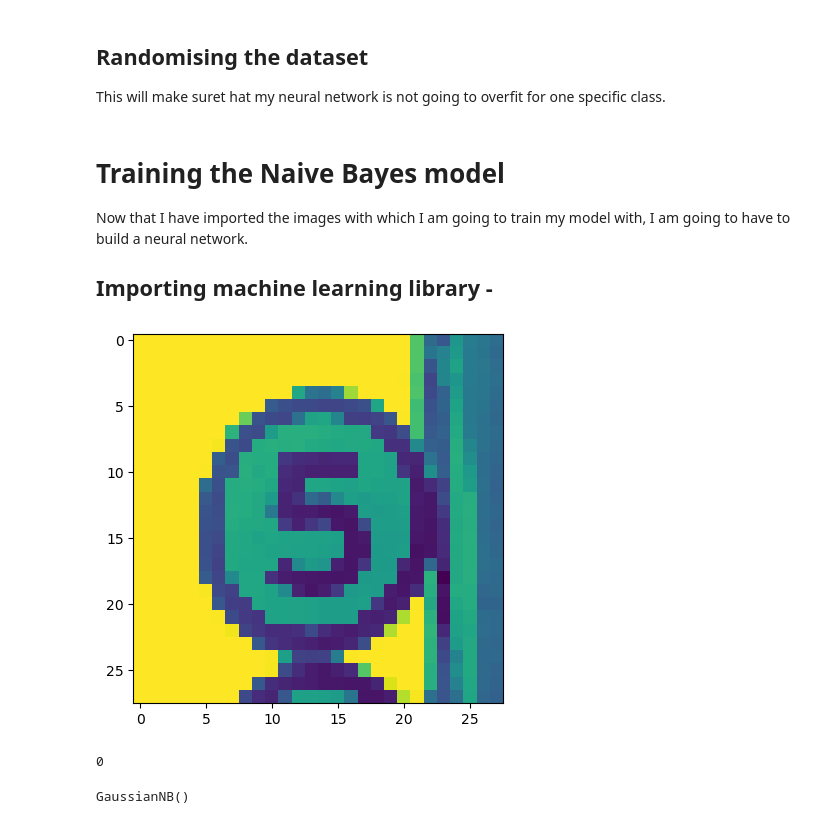
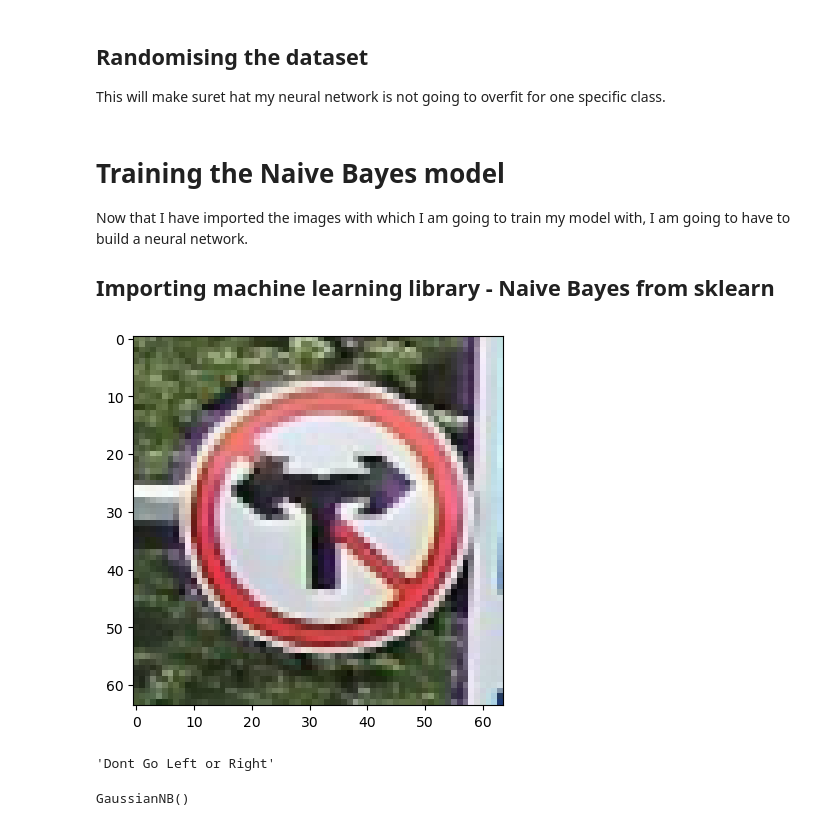
Before and after one commit to yarik-kra/Intro-AI-Coursework, a Jupyter notebook: Naive Bayes Classifier.ipynb, the cells around one changed output. Cells and saved outputs as stored; diff of their text form; code cells hidden in the pictures.

```diff
--- a/Naive Bayes Classifier.ipynb
+++ b/Naive Bayes Classifier.ipynb
@@ -74,7 +74,7 @@ array(['Speed limit (5km/h)', 'Speed limit (15km/h)',
 Now that all the labels have a distinct and meaningful description, I can now import the images.
 # %%
 train_dataset = []
-IMG_SIZE = 28
+IMG_SIZE = 64
 
 train_path = "data/traffic_Data/DATA/"
 classIDs = df.ClassId
@@ -86,7 +86,7 @@ for i in range(0, int(df.iloc[-1].ClassId)):
             img = cv.imread(os.path.join(folder, filename))
             if img is not None:
                 img = cv.resize(img, (IMG_SIZE, IMG_SIZE))
-                img = cv.cvtColor(img, cv.COLOR_BGR2GRAY)
+                img = cv.cvtColor(img, cv.COLOR_BGR2RGB)
                 img = img/255.0
                 train_dataset.append([img, i])
 # %%
@@ -115,7 +115,7 @@ random.shuffle(train_dataset)
 # %% [markdown]
 # Training the Naive Bayes model
 Now that I have imported the images with which I am going to train my model with, I am going to have to build a neural network.
-## Importing machine learning library -
+## Importing machine learning library - Naive Bayes from sklearn
 # %%
 from sklearn.naive_bayes import GaussianNB
 # %%
@@ -128,9 +129,9 @@ for item in train_dataset:
 # %%
 plt.imshow(train_dataset[0][0])
 plt.show()
-y[0]
+df.Name[y[0]]
 # %% [output]
-[figure, old version]
+[figure, new version]
-0
+'Dont Go Left or Right'
 # %%
 model = GaussianNB()
```
Also changed, not shown: parts of 8 cells of this notebook.
